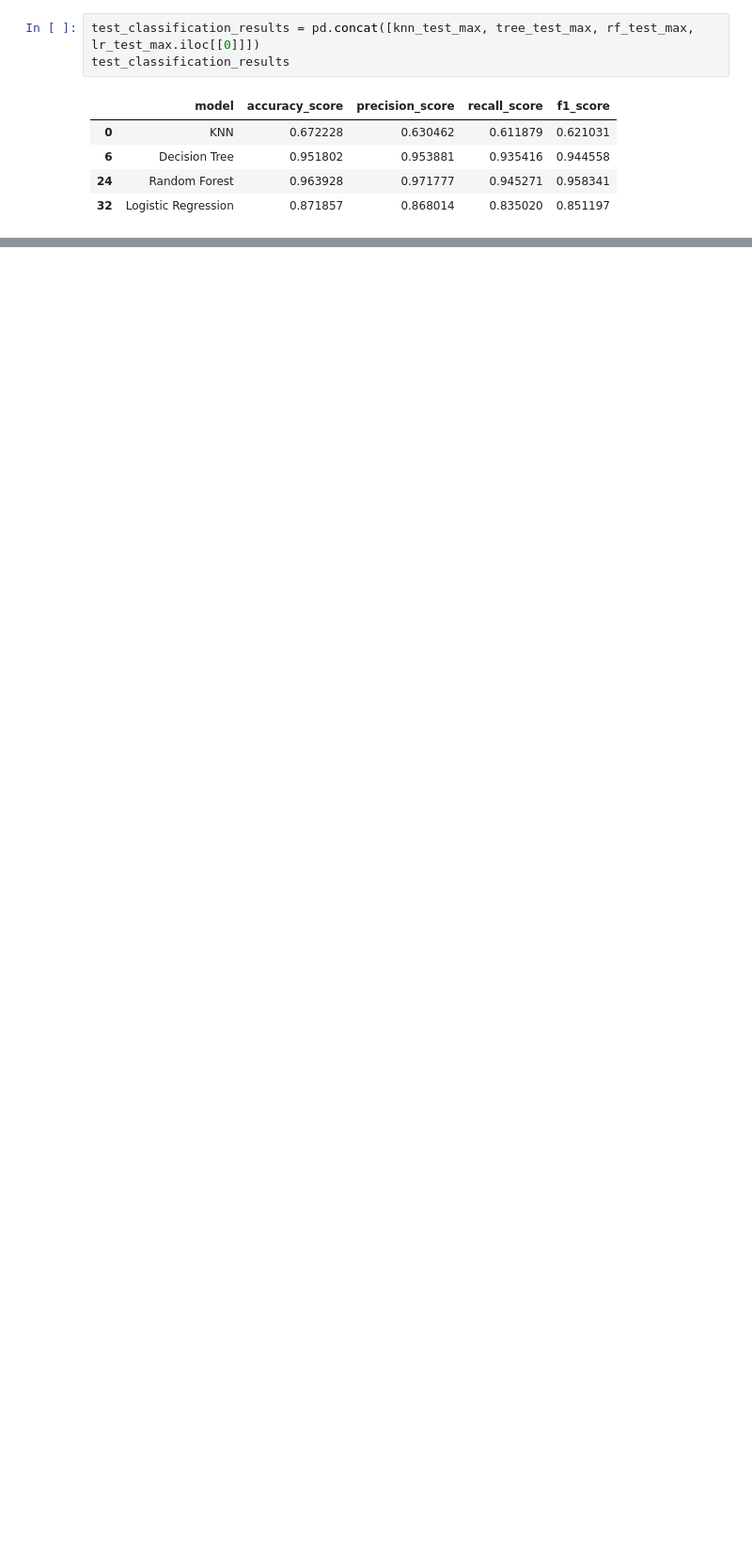
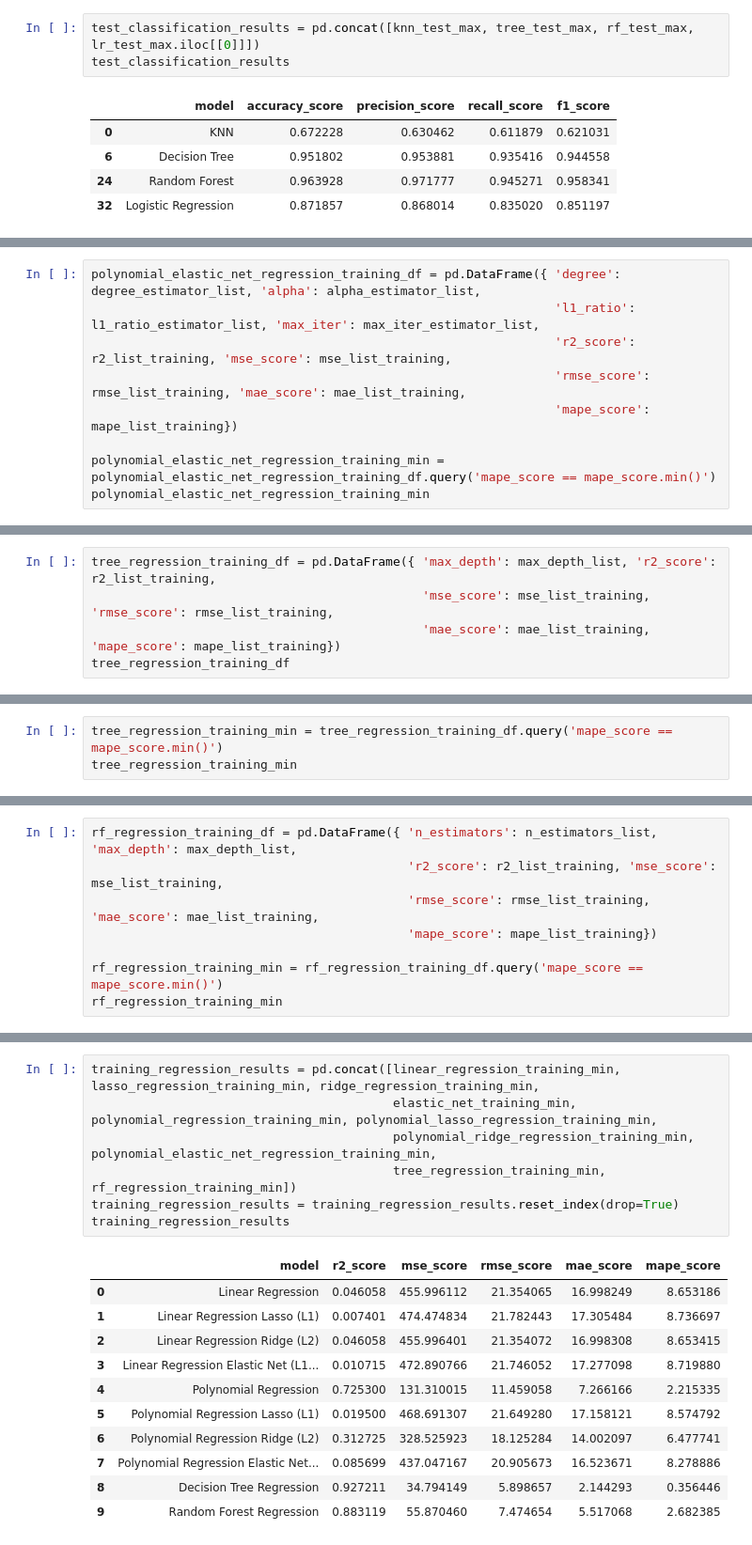
Before and after one commit to AndreMenezesDS/machine_learning_test, a Jupyter notebook: ml_trials.ipynb, the cells around one changed output, grey strips where cells are left out. Shown at 94% size. Saved outputs shown, nothing was run; the diff lists cells and outputs as text; blank space fills up the shorter version.

```diff
--- a/ml_trials.ipynb
+++ b/ml_trials.ipynb
@@ -573,0 +1549,9 @@ test_classification_results
+# %%
+polynomial_elastic_net_regression_training_df = pd.DataFrame({ 'degree': degree_estimator_list, 'alpha': alpha_estimator_list,
+                                                               'l1_ratio': l1_ratio_estimator_list, 'max_iter': max_iter_estimator_list,
+                                                               'r2_score': r2_list_training, 'mse_score': mse_list_training,
+                                                               'rmse_score': rmse_list_training, 'mae_score': mae_list_training,
+                                                               'mape_score': mape_list_training})
+
+polynomial_elastic_net_regression_training_min = polynomial_elastic_net_regression_training_df.query('mape_score == mape_score.min()')
+polynomial_elastic_net_regression_training_min
@@ -573,0 +1661,5 @@ test_classification_results
+# %%
+tree_regression_training_df = pd.DataFrame({ 'max_depth': max_depth_list, 'r2_score': r2_list_training,
+                                             'mse_score': mse_list_training, 'rmse_score': rmse_list_training,
+                                             'mae_score': mae_list_training, 'mape_score': mape_list_training})
+tree_regression_training_df
@@ -573,0 +1673,3 @@ test_classification_results
+# %%
+tree_regression_training_min = tree_regression_training_df.query('mape_score == mape_score.min()')
+tree_regression_training_min
@@ -573,0 +1797,8 @@ test_classification_results
+# %%
+rf_regression_training_df = pd.DataFrame({ 'n_estimators': n_estimators_list, 'max_depth': max_depth_list,
+                                           'r2_score': r2_list_training, 'mse_score': mse_list_training,
+                                           'rmse_score': rmse_list_training, 'mae_score': mae_list_training,
+                                           'mape_score': mape_list_training})
+
+rf_regression_training_min = rf_regression_training_df.query('mape_score == mape_score.min()')
+rf_regression_training_min
@@ -573,0 +1876,19 @@ test_classification_results
+# %%
+training_regression_results = pd.concat([linear_regression_training_min, lasso_regression_training_min, ridge_regression_training_min,
+                                         elastic_net_training_min, polynomial_regression_training_min, polynomial_lasso_regression_training_min,
+                                         polynomial_ridge_regression_training_min, polynomial_elastic_net_regression_training_min,
+                                         tree_regression_training_min, rf_regression_training_min])
+training_regression_results = training_regression_results.reset_index(drop=True)
+training_regression_results
+# %% [output]
+|  | model | r2_score | mse_score | rmse_score | mae_score | mape_score |
+| 0 | Linear Regression | 0.046058 | 455.996112 | 21.354065 | 16.998249 | 8.653186 |
+| 1 | Linear Regression Lasso (L1) | 0.007401 | 474.474834 | 21.782443 | 17.305484 | 8.736697 |
+| 2 | Linear Regression Ridge (L2) | 0.046058 | 455.996401 | 21.354072 | 16.998308 | 8.653415 |
+| 3 | Linear Regression Elastic Net (L1... | 0.010715 | 472.890766 | 21.746052 | 17.277098 | 8.719880 |
+| 4 | Polynomial Regression | 0.725300 | 131.310015 | 11.459058 | 7.266166 | 2.215335 |
+| 5 | Polynomial Regression Lasso (L1) | 0.019500 | 468.691307 | 21.649280 | 17.158121 | 8.574792 |
+| 6 | Polynomial Regression Ridge (L2) | 0.312725 | 328.525923 | 18.125284 | 14.002097 | 6.477741 |
+| 7 | Polynomial Regression Elastic Net... | 0.085699 | 437.047167 | 20.905673 | 16.523671 | 8.278886 |
+| 8 | Decision Tree Regression | 0.927211 | 34.794149 | 5.898657 | 2.144293 | 0.356446 |
+| 9 | Random Forest Regression | 0.883119 | 55.870460 | 7.474654 | 5.517068 | 2.682385 |
```
Also changed, not shown: parts of 83 cells of this notebook, 1 other file.
